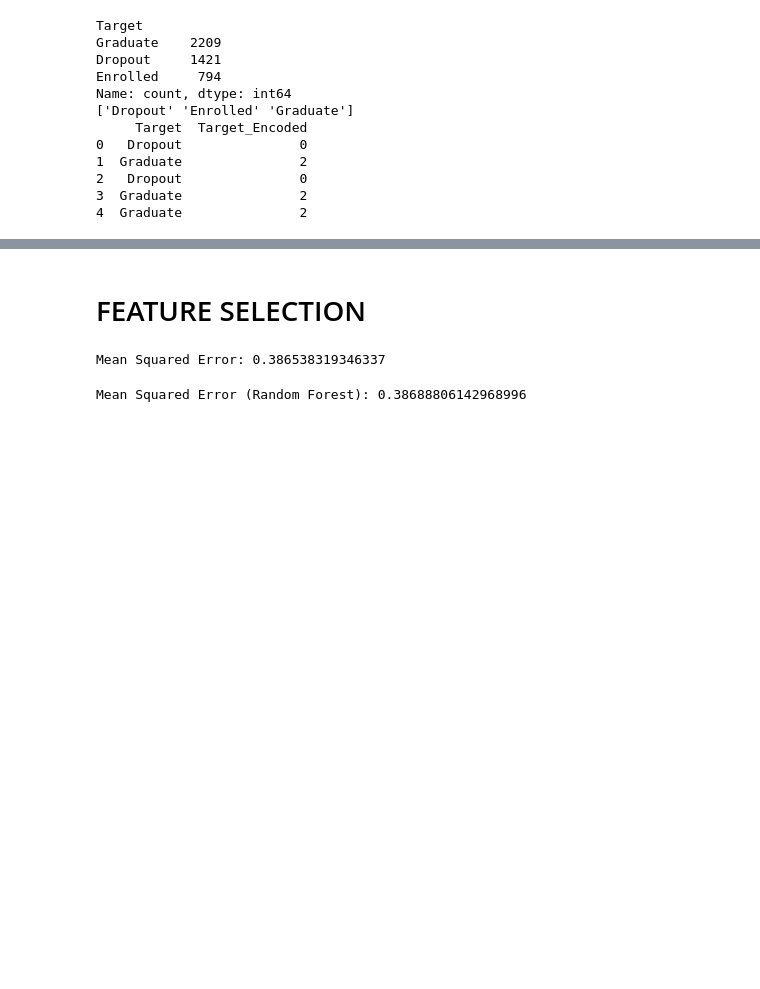
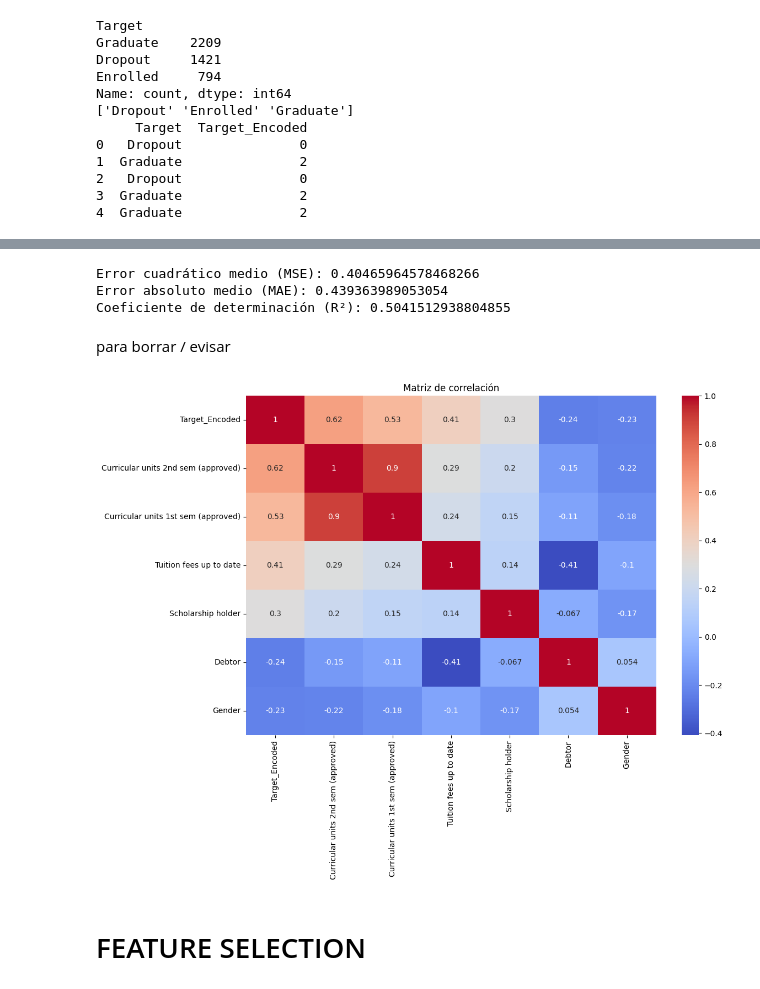
Before and after one commit to AimoneCG/Proyecto-CoderHouse-Data-Science-I-Fundamentos-para-la-Ciencia-de-Datos, a Jupyter notebook: ProyectoDS_Entrega_Final_Aimone.ipynb, the cells around one changed output, grey strips where cells are left out. Saved outputs shown, nothing was run; the diff lists cells and outputs as text; code cells hidden in the pictures; blank space fills up the shorter version.

```diff
--- a/ProyectoDS_Entrega_Final_Aimone.ipynb
+++ b/ProyectoDS_Entrega_Final_Aimone.ipynb
@@ -427,0 +484,17 @@ X_test_scaled = scaler.transform(x_test) # Changed X_test to x_test
+# %%
+# Hago una prueba con otro modelo como RandomForestRegressor para comparar
+model = RandomForestRegressor()
+model.fit(X_train_scaled, y_train)
+y_pred = model.predict(X_test_scaled)
+
+mse = mean_squared_error(y_test, y_pred)
+mae = mean_absolute_error(y_test, y_pred)
+r2 = r2_score(y_test, y_pred)
+
+print(f"Error cuadrático medio (MSE): {mse}")
+print(f"Error absoluto medio (MAE): {mae}")
+print(f"Coeficiente de determinación (R²): {r2}")
+# %% [output]
+Error cuadrático medio (MSE): 0.40465964578468266
+Error absoluto medio (MAE): 0.439363989053054
+Coeficiente de determinación (R²): 0.5041512938804855
@@ -428,24 +537,13 @@ X_test_scaled = scaler.transform(x_test) # Changed X_test to x_test
+# %% [markdown]
+para borrar / evisar
+# %%
+
+correlation_matrix = df_reducido.corr()
+plt.figure(figsize=(12, 8))
+sns.heatmap(correlation_matrix, annot=True, cmap='coolwarm')
+plt.title('Matriz de correlación')
+plt.show()
+# %% [output]
+[figure, added]
 # %% [markdown]
 # FEATURE SELECTION
-# %%
-# Initialize and train the linear regression model
-model = LinearRegression()
-model.fit(X_train_scaled, y_train)
-
-# Make predictions on the test set
-y_pred = model.predict(X_test_scaled)
-
-# Evaluate the model
-mse = mean_squared_error(y_test, y_pred)
-print(f"Mean Squared Error: {mse}")
-# %% [output]
-Mean Squared Error: 0.386538319346337
-# %%
-# You can also use other regression models like RandomForestRegressor
-model = RandomForestRegressor()
-model.fit(X_train_scaled, y_train)
-y_pred = model.predict(X_test_scaled)
-mse = mean_squared_error(y_test, y_pred)
-print(f"Mean Squared Error (Random Forest): {mse}")
-# %% [output]
-Mean Squared Error (Random Forest): 0.38688806142968996
```
Also changed, not shown: parts of 18 cells of this notebook.
